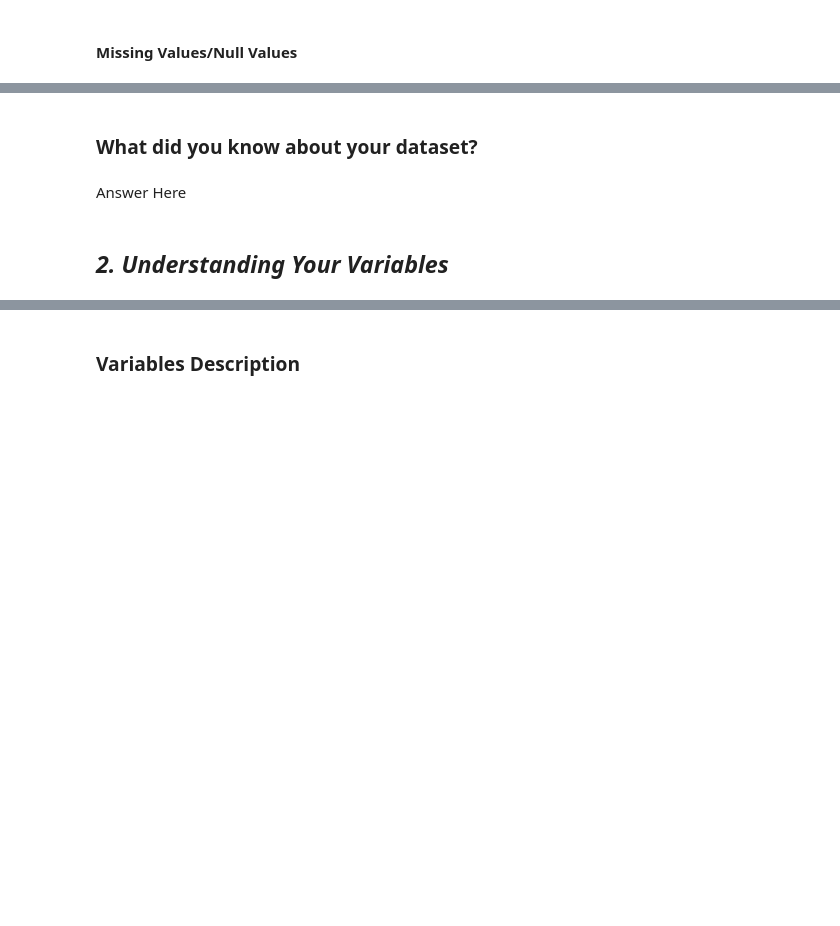
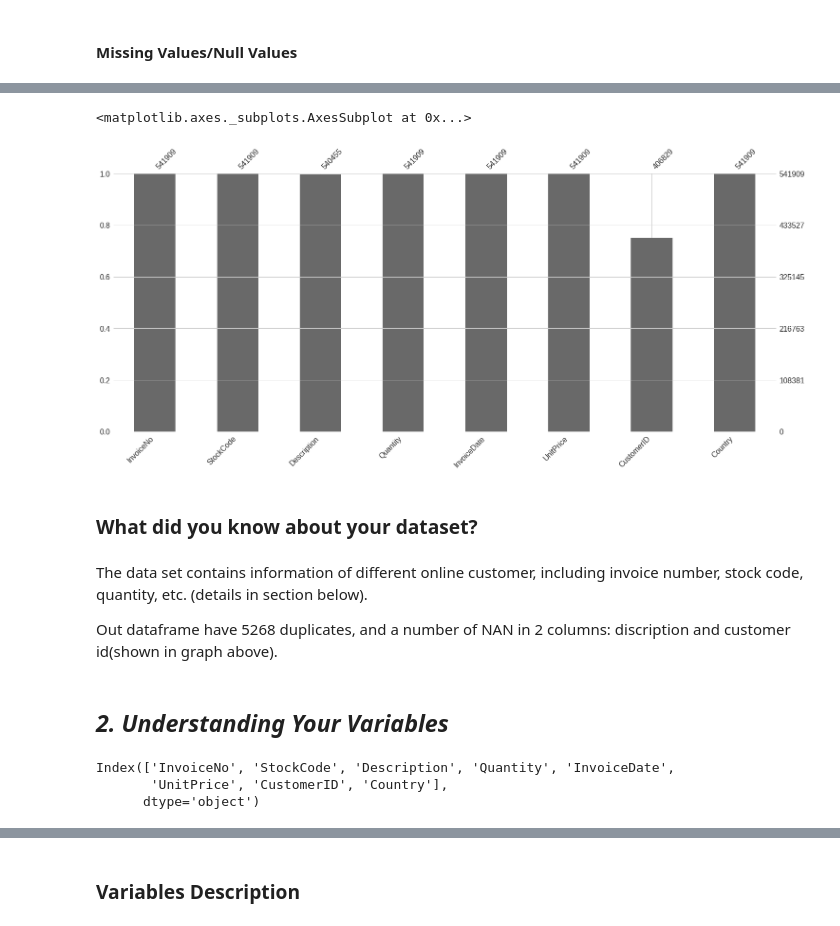
Before and after one commit to akashkivani/almabetter-Online-Retail-Customer-Segmentation-Project, a Jupyter notebook: ML_unsupervised_submission.ipynb, the cells around one changed output, grey strips where cells are left out. Drawn from its saved outputs; the diff is of its cells as text; code cells hidden in the pictures; blank space fills up the shorter version.

```diff
--- a/ML_unsupervised_submission.ipynb
+++ b/ML_unsupervised_submission.ipynb
@@ -83,0 +100,6 @@ M - Multivariate Analysis
+# %%
+# Load Dataset
+from google.colab import drive
+drive.mount('/content/drive')
+
+df = pd.read_excel('/content/drive/MyDrive/Data Science/AlmaBetter School/Capstone/Project 4/Data/Online Retail.xlsx')
@@ -104,12 +171,25 @@ M - Multivariate Analysis
 # %%
 # Visualizing the missing values
+import missingno as msno
+msno.bar(df)
+# %% [output]
+<matplotlib.axes._subplots.AxesSubplot at 0x...>
+[figure, added]
 # %% [markdown]
 ### What did you know about your dataset?
-# %% [markdown]
-Answer Here
+# %% [markdown]
+The data set contains information of different online customer, including invoice number, stock code, quantity, etc. (details in section below).
+
+Out dataframe have 5268 duplicates, and a number of NAN in 2 columns: discription and customer id(shown in graph above).
 # %% [markdown]
 ## ***2. Understanding Your Variables***
 # %%
 # Dataset Columns
+
+df.columns
+# %% [output]
+Index(['InvoiceNo', 'StockCode', 'Description', 'Quantity', 'InvoiceDate',
+       'UnitPrice', 'CustomerID', 'Country'],
+      dtype='object')
 # %%
 # Dataset Describe
```
Also changed, not shown: parts of 18 cells of this notebook.
